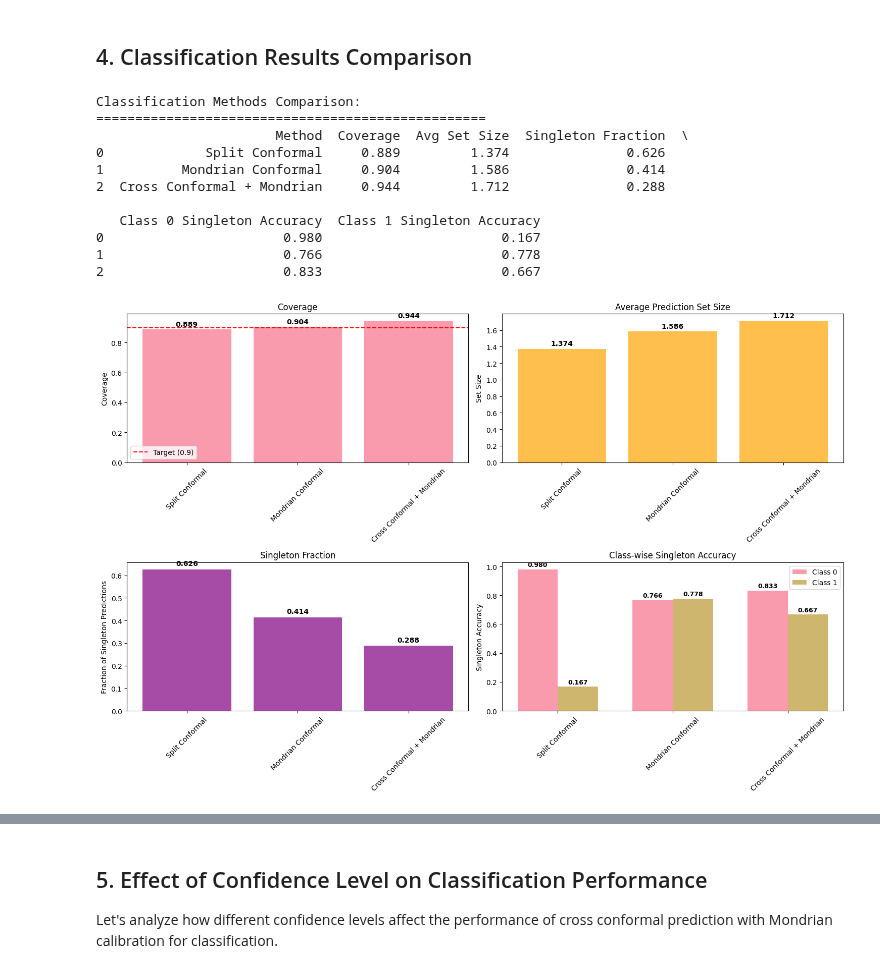
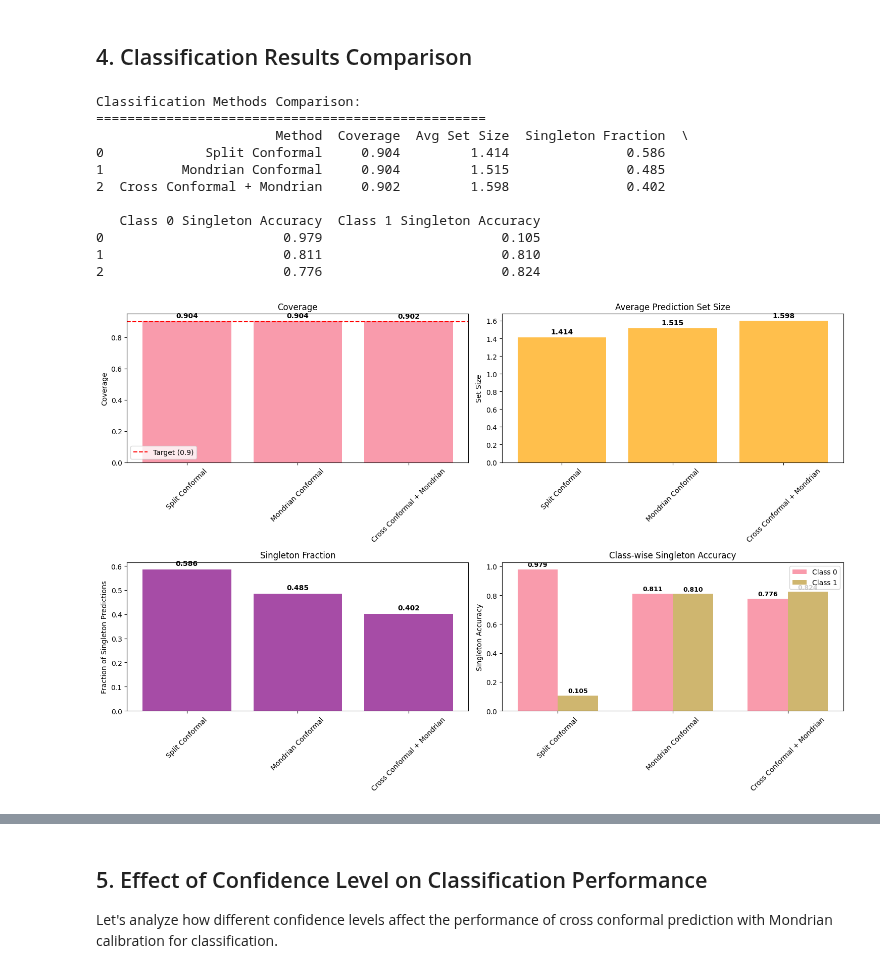
Before and after one commit to basf/MolPipeline, a Jupyter notebook: notebooks/advanced_04_conformal_prediction.ipynb, the cells around one changed output, grey strips where cells are left out. Cells and saved outputs as stored; diff of their text form; code cells hidden in the pictures.

```diff
--- a/notebooks/advanced_04_conformal_prediction.ipynb
+++ b/notebooks/advanced_04_conformal_prediction.ipynb
@@ -113,7 +111,15 @@ pipeline_clf = Pipeline(
     [
         ("smi2mol", SmilesToMol()),
         ("error_filter", error_filter_clf),
-        ("morgan", MolToMorganFP(radius=FP_RADIUS, n_bits=FP_SIZE, return_as="dense")),
+        (
+            "morgan",
+            MolToMorganFP(
+                radius=FP_RADIUS,
+                n_bits=FP_SIZE,
+                return_as="dense",
+                counted=True,
+            ),
+        ),
         (
             "filter_reinserter",
             FilterReinserter.from_error_filter(error_filter_clf, fill_value=np.nan),
@@ -148,7 +154,15 @@ pipeline_reg = Pipeline(
     [
         ("smi2mol", SmilesToMol()),
         ("error_filter", error_filter_reg),
-        ("morgan", MolToMorganFP(radius=FP_RADIUS, n_bits=FP_SIZE, return_as="dense")),
+        (
+            "morgan",
+            MolToMorganFP(
+                radius=FP_RADIUS,
+                n_bits=FP_SIZE,
+                return_as="dense",
+                counted=True,
+            ),
+        ),
         (
             "filter_reinserter",
             FilterReinserter.from_error_filter(error_filter_reg, fill_value=np.nan),
@@ -558,29 +646,29 @@ comparison_clf = pd.DataFrame(
             "Cross Conformal + Mondrian",
         ],
         "Coverage": [
-            results_split_clf["coverage"],
-            results_mondrian_clf["coverage"],
-            results_cross_clf["coverage"],
+            results_split_clf_compat["coverage"],
+            results_mondrian_clf_compat["coverage"],
+            results_cross_clf_compat["coverage"],
         ],
         "Avg Set Size": [
-            results_split_clf["avg_set_size"],
-            results_mondrian_clf["avg_set_size"],
-            results_cross_clf["avg_set_size"],
+            results_split_clf_compat["avg_set_size"],
+            results_mondrian_clf_compat["avg_set_size"],
+            results_cross_clf_compat["avg_set_size"],
         ],
         "Singleton Fraction": [
-            results_split_clf["singleton_fraction"],
-            results_mondrian_clf["singleton_fraction"],
-            results_cross_clf["singleton_fraction"],
+            results_split_clf_compat["singleton_fraction"],
+            results_mondrian_clf_compat["singleton_fraction"],
+            results_cross_clf_compat["singleton_fraction"],
         ],
         "Class 0 Singleton Accuracy": [
-            results_split_clf["singleton_accuracies"][0],
-            results_mondrian_clf["singleton_accuracies"][0],
-            results_cross_clf["singleton_accuracies"][0],
+            results_split_clf_compat["singleton_accuracies"][0],
+            results_mondrian_clf_compat["singleton_accuracies"][0],
+            results_cross_clf_compat["singleton_accuracies"][0],
         ],
         "Class 1 Singleton Accuracy": [
-            results_split_clf["singleton_accuracies"][1],
-            results_mondrian_clf["singleton_accuracies"][1],
-            results_cross_clf["singleton_accuracies"][1],
+            results_split_clf_compat["singleton_accuracies"][1],
+            results_mondrian_clf_compat["singleton_accuracies"][1],
+            results_cross_clf_compat["singleton_accuracies"][1],
         ],
     },
 )
@@ -703,40 +791,40 @@ for bar in bars5:
     height = bar.get_height()
     if not np.isnan(height):
         axes[1, 1].text(
             bar.get_x() + bar.get_width() / 2.0,
             height + 0.01,
             f"{height:.3f}",
             ha="center",
             va="bottom",
             fontweight="bold",
             fontsize=9,
         )
     else:
         axes[1, 1].text(
             bar.get_x() + bar.get_width() / 2.0,
             0.5,
             "N/A",
             ha="center",
             va="center",
             fontweight="bold",
             fontsize=9,
         )
 
 plt.tight_layout()
 plt.show()
 # %% [output]
 Classification Methods Comparison:
 ==================================================
                        Method  Coverage  Avg Set Size  Singleton Fraction  \
-0             Split Conformal     0.889         1.374               0.626
-1          Mondrian Conformal     0.904         1.586               0.414
-2  Cross Conformal + Mondrian     0.944         1.712               0.288
+0             Split Conformal     0.904         1.414               0.586
+1          Mondrian Conformal     0.904         1.515               0.485
+2  Cross Conformal + Mondrian     0.902         1.598               0.402
 
    Class 0 Singleton Accuracy  Class 1 Singleton Accuracy
-0                       0.980                       0.167
-1                       0.766                       0.778
-2                       0.833                       0.667
+0                       0.979                       0.105
+1                       0.811                       0.810
+2                       0.776                       0.824
-[figure, old version]
+[figure, new version]
 # %% [markdown]
 ### Observations from Classification Results
 
```
Also changed, not shown: parts of 18 cells of this notebook, 6 other files.
